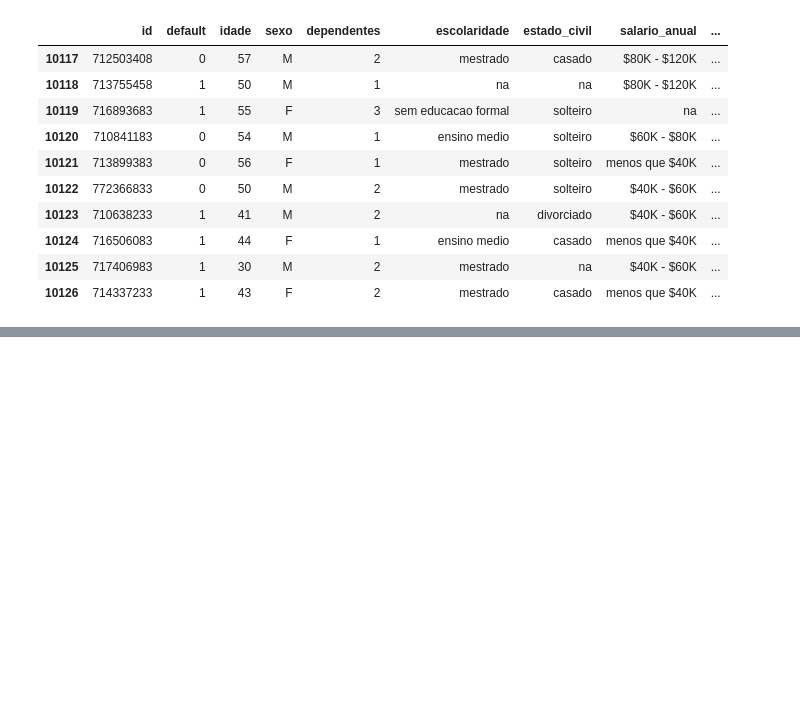
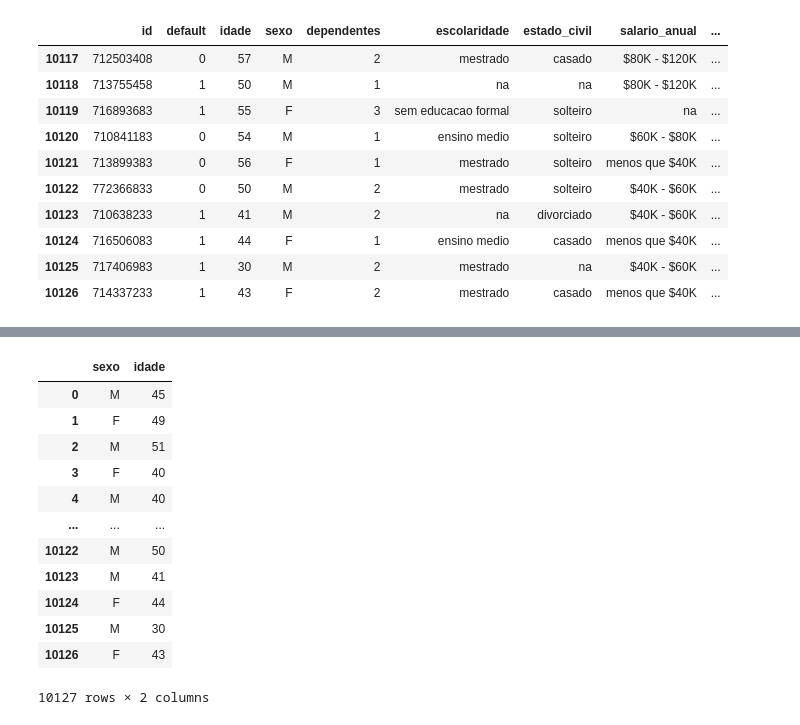
Before and after one commit to NSR-Ribeiro/datascience, a Jupyter notebook: horadois.ipynb, the cells around one changed output, grey strips where cells are left out. Cells and saved outputs as stored; diff of their text form; code cells hidden in the pictures; blank space fills up the shorter version.

```diff
--- a/horadois.ipynb
+++ b/horadois.ipynb
@@ -46,0 +124,16 @@ comprador.tail(10)
+# %%
+comprador[['sexo', 'idade']]
+# %% [output]
+|  | sexo | idade |
+| 0 | M | 45 |
+| 1 | F | 49 |
+| 2 | M | 51 |
+| 3 | F | 40 |
+| 4 | M | 40 |
+| ... | ... | ... |
+| 10122 | M | 50 |
+| 10123 | M | 41 |
+| 10124 | F | 44 |
+| 10125 | M | 30 |
+| 10126 | F | 43 |
+10127 rows × 2 columns
```
Also changed, not shown: parts of 7 cells of this notebook.
